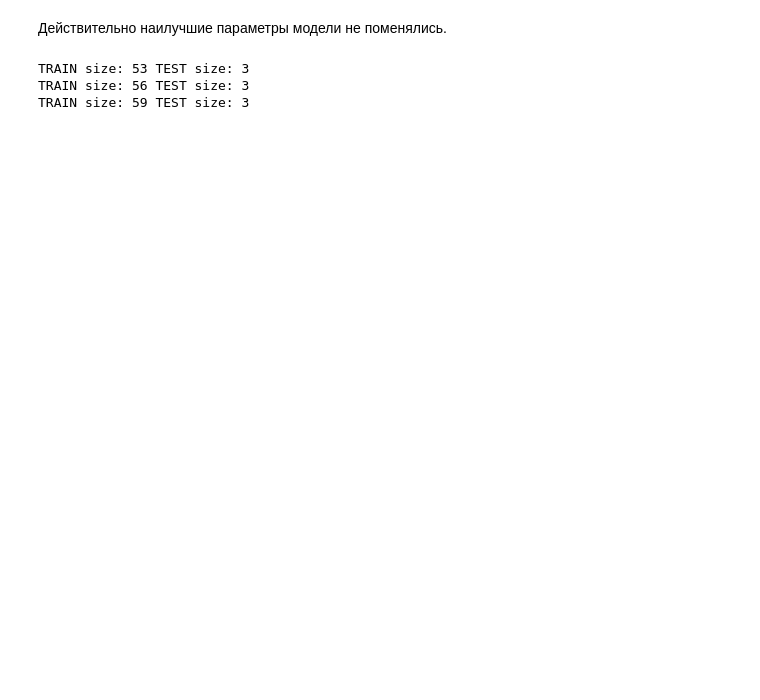
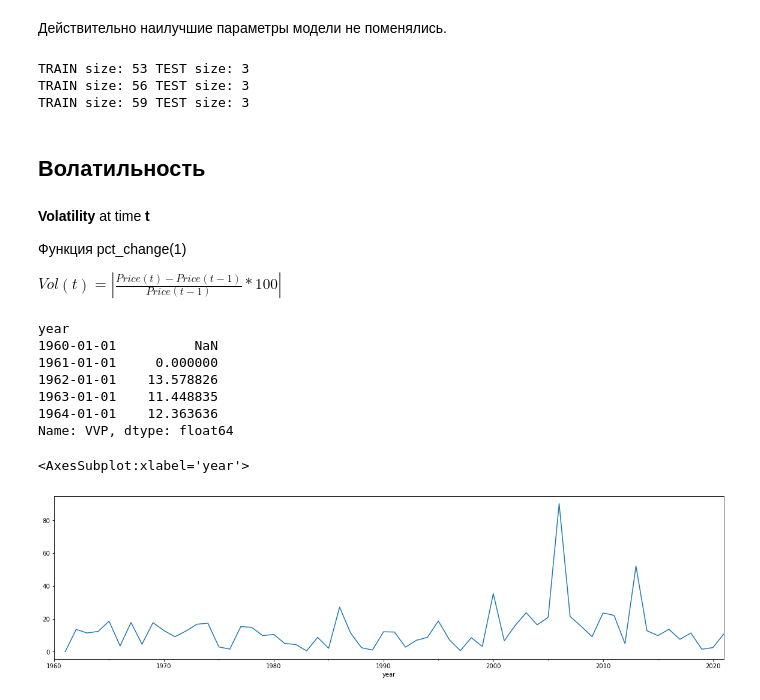
Before and after one commit to Motoborg/MATH_ML_13_----_---_II, a Jupyter notebook: Math_ML_13_Ghana_GDP_praktika.ipynb, the cells around one changed output. Saved outputs shown, nothing was run; the diff lists cells and outputs as text; code cells hidden in the pictures; blank space fills up the shorter version.

```diff
--- a/Math_ML_13_Ghana_GDP_praktika.ipynb
+++ b/Math_ML_13_Ghana_GDP_praktika.ipynb
@@ -491,3 +497,26 @@ for train_index, test_index in train_test_groups:
 TRAIN size: 53 TEST size: 3
 TRAIN size: 56 TEST size: 3
 TRAIN size: 59 TEST size: 3
+# %% [markdown]
+## Волатильность
+# %% [markdown]
+ **Volatility** at time **t**
+
+Функция pct_change(1)
+
+$Vol(t) = |\frac{Price(t) - Price(t-1)}{Price(t-1)} * 100|$
+# %%
+# data["spx_vol"] = (data.spx - data.spx.shift(1))/data.spx.shift(1)
+data["VVP"] = data.VVP.pct_change(1).mul(100).abs()
+display(data["VVP"].head())
+data["VVP"].plot()
+# %% [output]
+year
+1960-01-01          NaN
+1961-01-01     0.000000
+1962-01-01    13.578826
+1963-01-01    11.448835
+1964-01-01    12.363636
+Name: VVP, dtype: float64
+<AxesSubplot:xlabel='year'>
+[figure, added]
```
Also changed, not shown: parts of 32 cells of this notebook, 1 other file.
